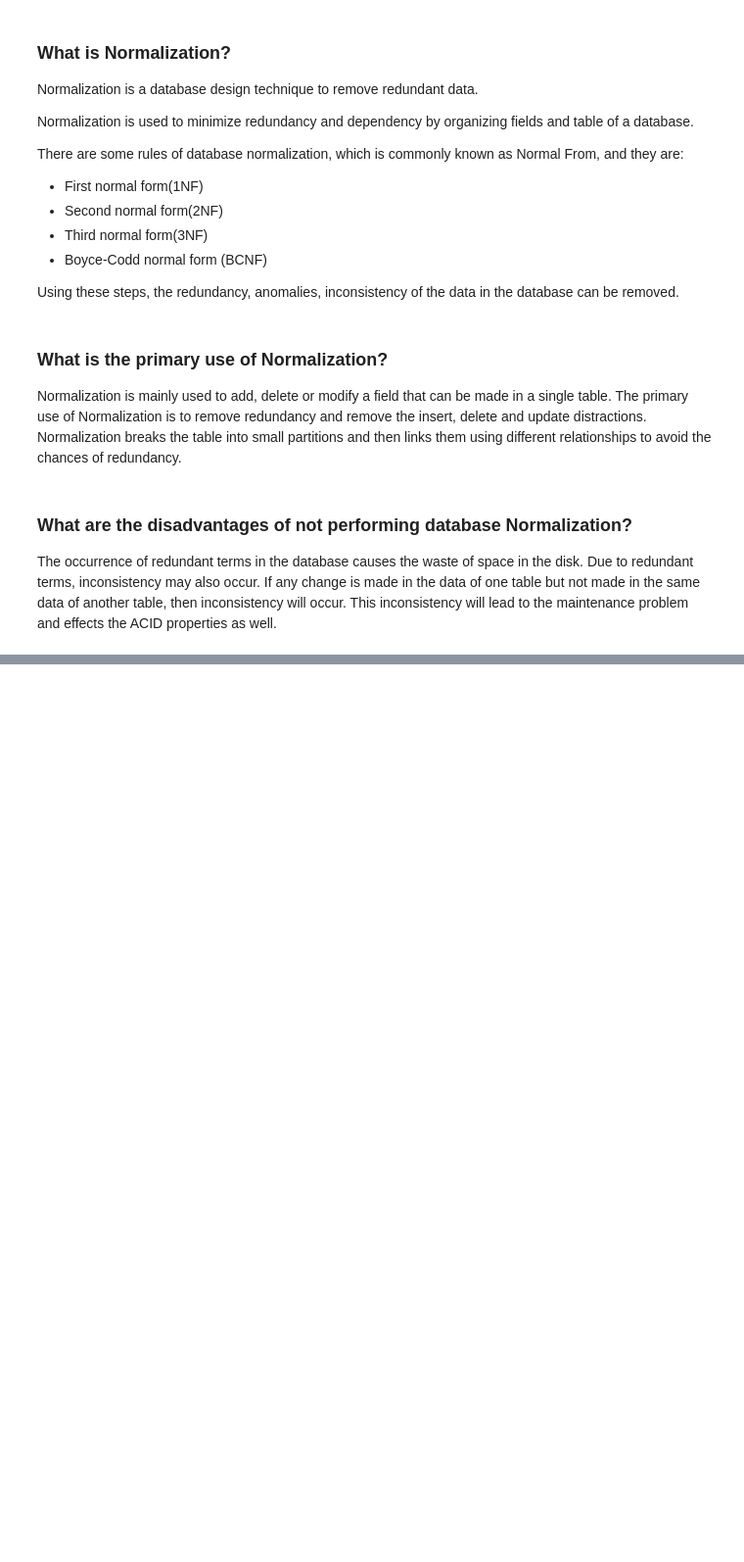
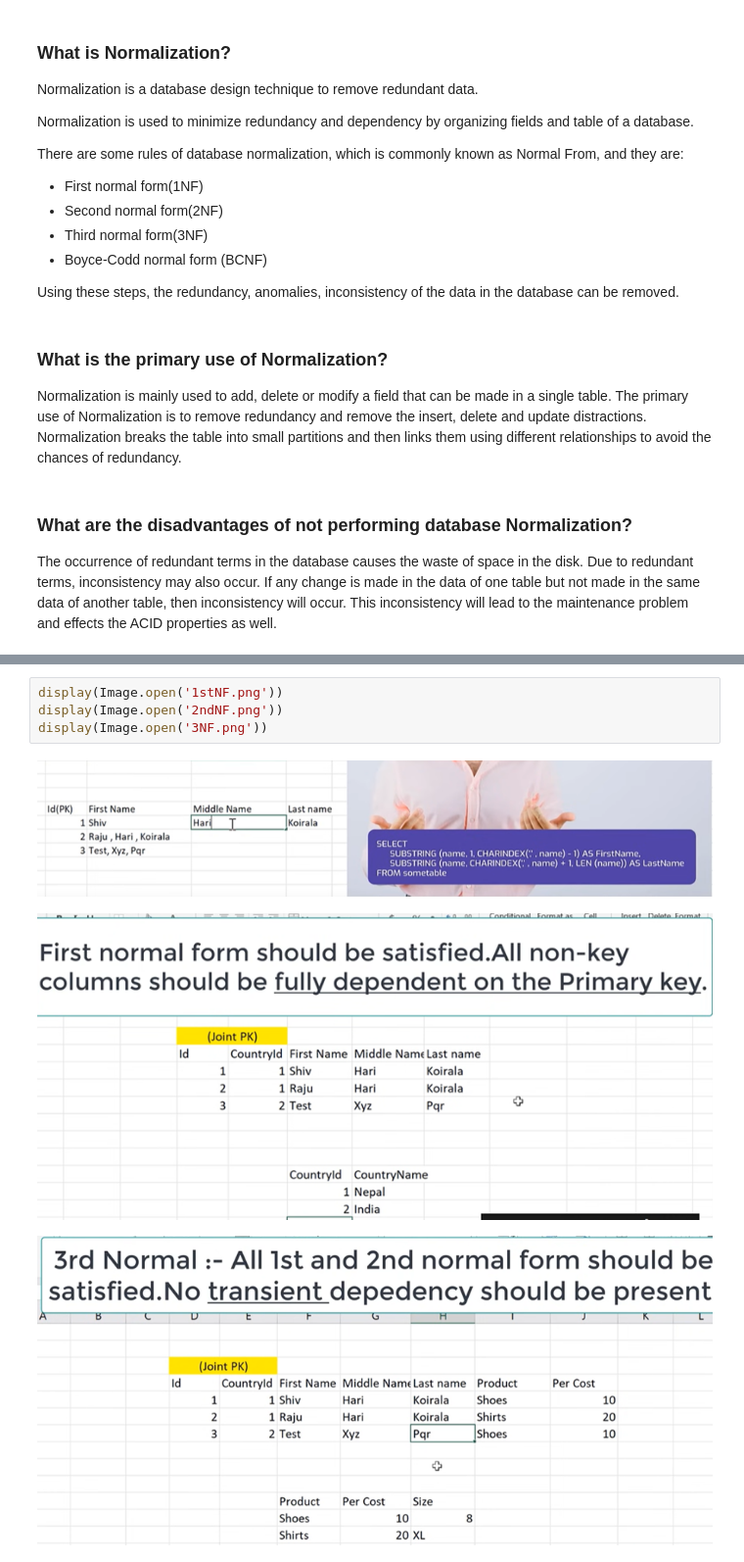
Before and after one commit to kishorthakre/pract, a Jupyter notebook: Notes/sql_nts.ipynb, the cells around one changed output, grey strips where cells are left out. Shown at 98% size. Saved outputs shown, nothing was run; the diff lists cells and outputs as text; blank space fills up the shorter version.

```diff
--- a/Notes/sql_nts.ipynb
+++ b/Notes/sql_nts.ipynb
@@ -55,0 +78,8 @@ Image(filename='/Users/KISHOR/OneDrive/Documents/pract/Picture1.png')
+# %%
+display(Image.open('1stNF.png'))
+display(Image.open('2ndNF.png'))
+display(Image.open('3NF.png'))
+# %% [output]
+[figure, added]
+[figure, added]
+[figure, added]
```
Also changed, not shown: parts of 17 cells of this notebook.
